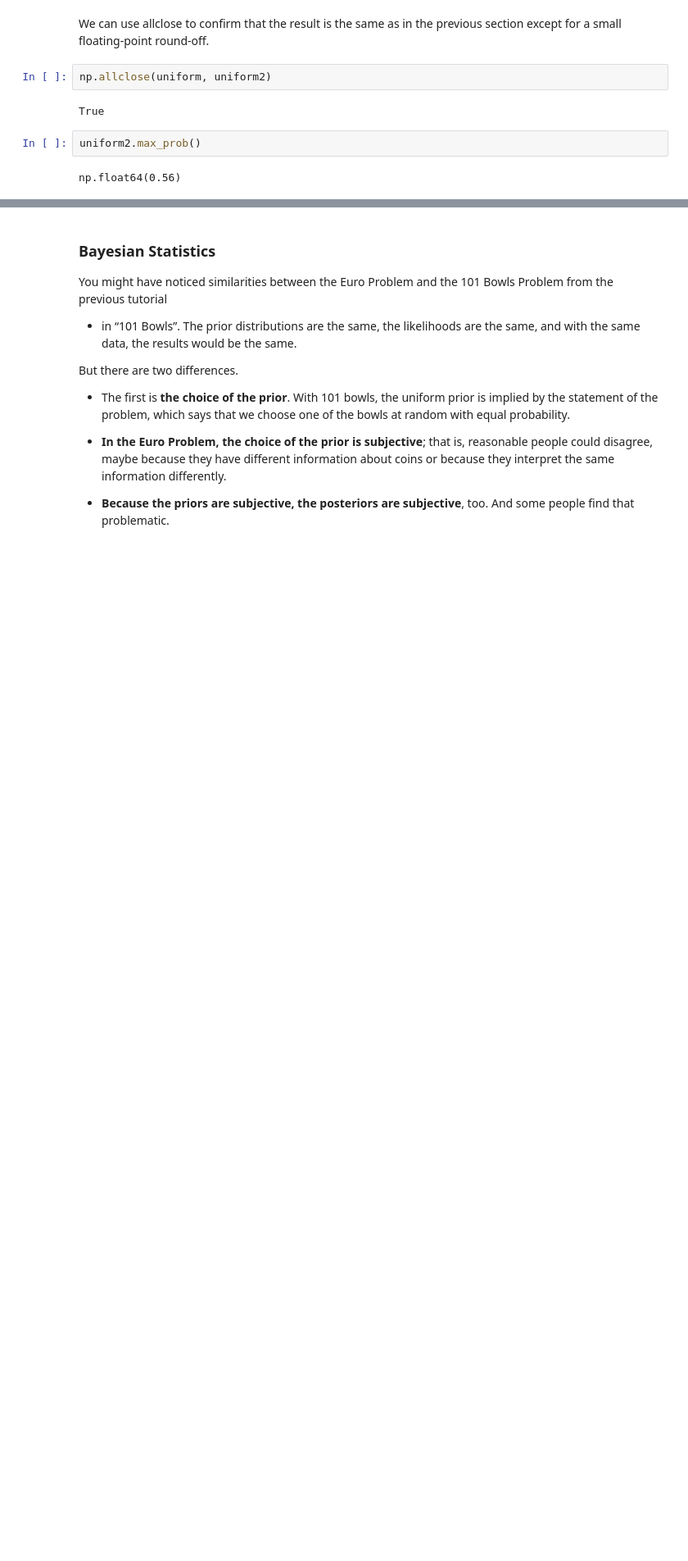
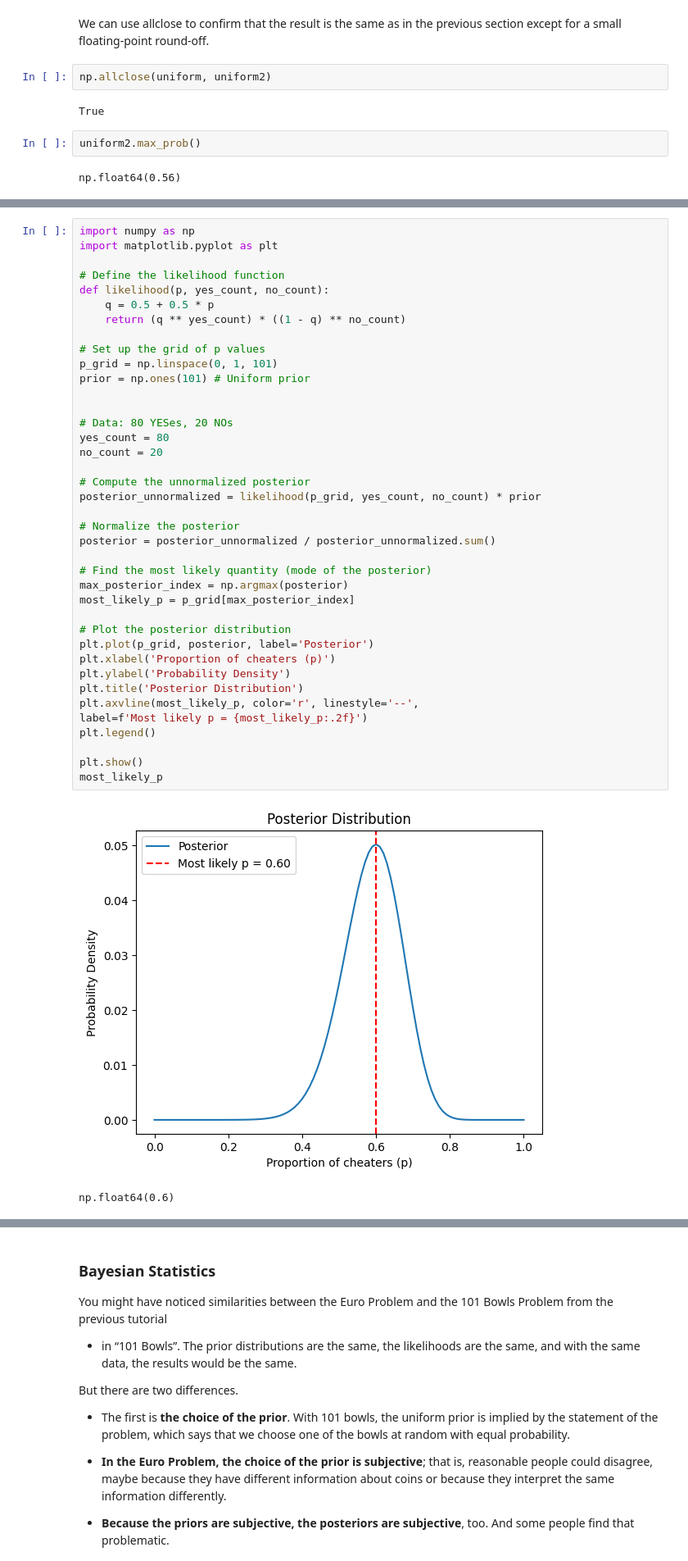
Before and after one commit to bea-sirowy/Python-tutorials, a Jupyter notebook: Bayes03_binomial.ipynb, the cells around one changed output, grey strips where cells are left out. Shown at 82% size. Saved outputs shown, nothing was run; the diff lists cells and outputs as text; blank space fills up the shorter version.

```diff
--- a/Bayes03_binomial.ipynb
+++ b/Bayes03_binomial.ipynb
@@ -538,0 +598,42 @@ np.float64(0.56)
+# %%
+import numpy as np
+import matplotlib.pyplot as plt
+
+# Define the likelihood function
+def likelihood(p, yes_count, no_count):
+    q = 0.5 + 0.5 * p
+    return (q ** yes_count) * ((1 - q) ** no_count)
+
+# Set up the grid of p values
+p_grid = np.linspace(0, 1, 101)
+prior = np.ones(101) # Uniform prior
+
+
+# Data: 80 YESes, 20 NOs
+yes_count = 80
+no_count = 20
+
+# Compute the unnormalized posterior
+posterior_unnormalized = likelihood(p_grid, yes_count, no_count) * prior
+
+# Normalize the posterior
+posterior = posterior_unnormalized / posterior_unnormalized.sum()
+
+# Find the most likely quantity (mode of the posterior)
+max_posterior_index = np.argmax(posterior)
+most_likely_p = p_grid[max_posterior_index]
+
+# Plot the posterior distribution
+plt.plot(p_grid, posterior, label='Posterior')
+plt.xlabel('Proportion of cheaters (p)')
+plt.ylabel('Probability Density')
+plt.title('Posterior Distribution')
+plt.axvline(most_likely_p, color='r', linestyle='--',
+label=f'Most likely p = {most_likely_p:.2f}')
+plt.legend()
+
+plt.show()
+most_likely_p
+# %% [output]
+[figure, added]
+np.float64(0.6)
```
Also changed, not shown: parts of 6 cells of this notebook.
